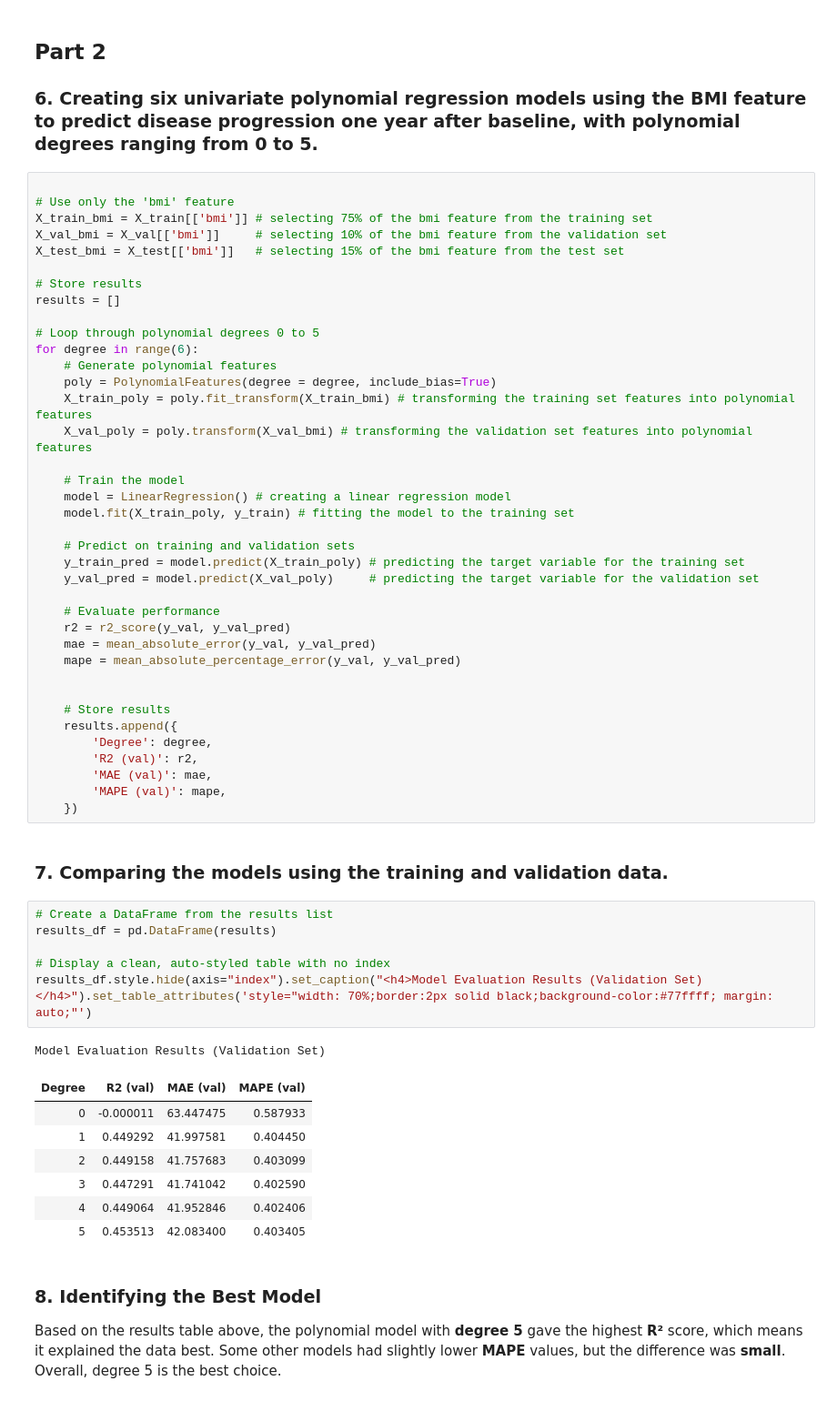
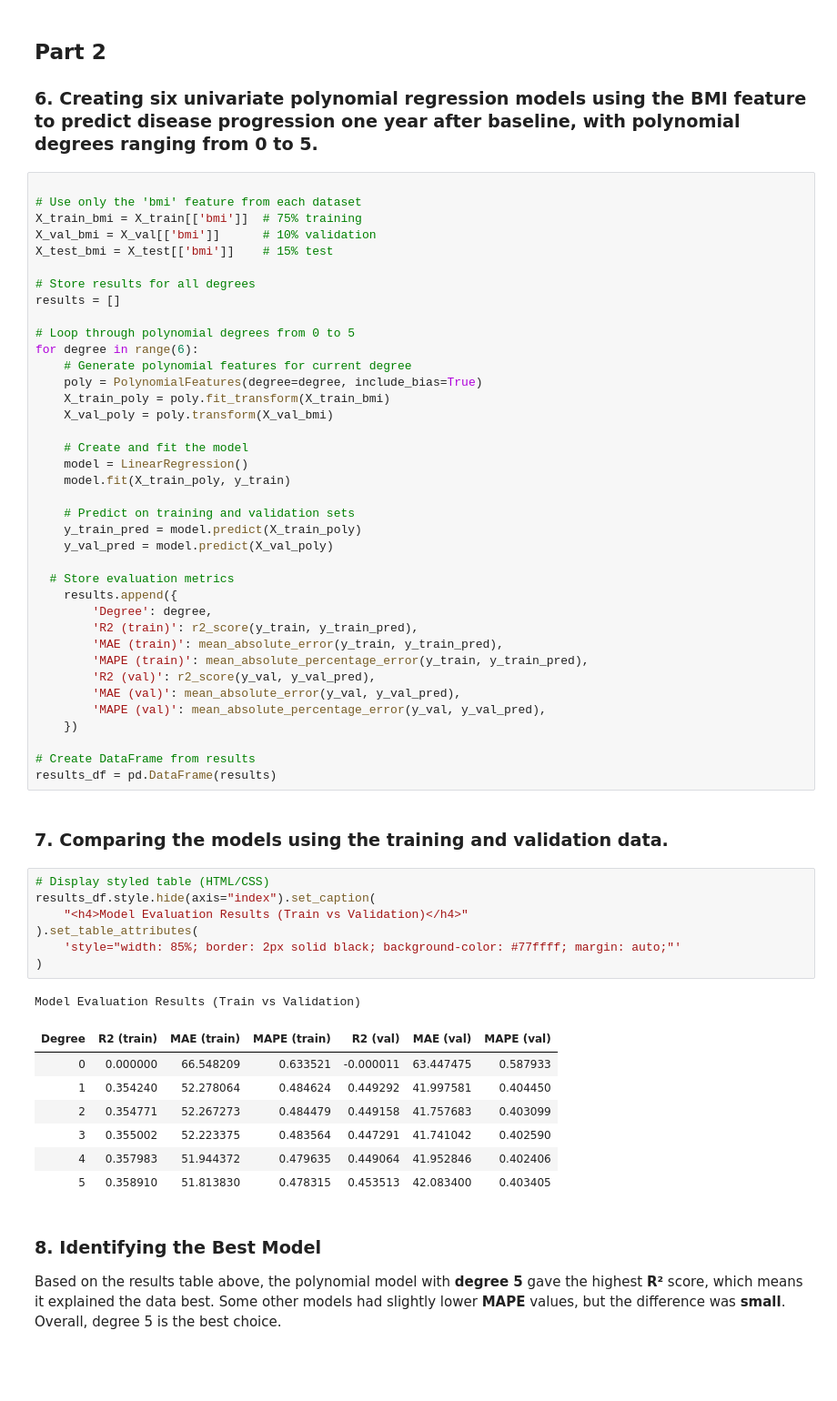
Before and after one commit to HaysamAmin/MLframework, a Jupyter notebook: Lab2/Lab2.ipynb, the cells around one changed output. Shown at 91% size. Drawn from its saved outputs; the diff is of its cells as text; blank space fills up the shorter version.

```diff
--- a/Lab2/Lab2.ipynb
+++ b/Lab2/Lab2.ipynb
@@ -276,59 +278,60 @@ Test set size: 67
 ### 6. Creating six univariate polynomial regression models using the BMI feature to predict disease progression one year after baseline, with polynomial degrees ranging from 0 to 5.
 # %%
 
-# Use only the 'bmi' feature
-X_train_bmi = X_train[['bmi']] # selecting 75% of the bmi feature from the training set
-X_val_bmi = X_val[['bmi']]     # selecting 10% of the bmi feature from the validation set
-X_test_bmi = X_test[['bmi']]   # selecting 15% of the bmi feature from the test set
+# Use only the 'bmi' feature from each dataset
+X_train_bmi = X_train[['bmi']]  # 75% training
+X_val_bmi = X_val[['bmi']]      # 10% validation
+X_test_bmi = X_test[['bmi']]    # 15% test
 
-# Store results
+# Store results for all degrees
 results = []
 
-# Loop through polynomial degrees 0 to 5
+# Loop through polynomial degrees from 0 to 5
 for degree in range(6):
-    # Generate polynomial features
-    poly = PolynomialFeatures(degree = degree, include_bias=True)
-    X_train_poly = poly.fit_transform(X_train_bmi) # transforming the training set features into polynomial features
-    X_val_poly = poly.transform(X_val_bmi) # transforming the validation set features into polynomial features
+    # Generate polynomial features for current degree
+    poly = PolynomialFeatures(degree=degree, include_bias=True)
+    X_train_poly = poly.fit_transform(X_train_bmi)
+    X_val_poly = poly.transform(X_val_bmi)
 
-    # Train the model
-    model = LinearRegression() # creating a linear regression model
-    model.fit(X_train_poly, y_train) # fitting the model to the training set
+    # Create and fit the model
+    model = LinearRegression()
+    model.fit(X_train_poly, y_train)
 
     # Predict on training and validation sets
-    y_train_pred = model.predict(X_train_poly) # predicting the target variable for the training set
-    y_val_pred = model.predict(X_val_poly)     # predicting the target variable for the validation set
+    y_train_pred = model.predict(X_train_poly)
+    y_val_pred = model.predict(X_val_poly)
 
-    # Evaluate performance
-    r2 = r2_score(y_val, y_val_pred)
-    mae = mean_absolute_error(y_val, y_val_pred)
-    mape = mean_absolute_percentage_error(y_val, y_val_pred)
-
-
-    # Store results
+  # Store evaluation metrics
     results.append({
         'Degree': degree,
-        'R2 (val)': r2,
-        'MAE (val)': mae,
-        'MAPE (val)': mape,
+        'R2 (train)': r2_score(y_train, y_train_pred),
+        'MAE (train)': mean_absolute_error(y_train, y_train_pred),
+        'MAPE (train)': mean_absolute_percentage_error(y_train, y_train_pred),
+        'R2 (val)': r2_score(y_val, y_val_pred),
+        'MAE (val)': mean_absolute_error(y_val, y_val_pred),
+        'MAPE (val)': mean_absolute_percentage_error(y_val, y_val_pred),
     })
+
+# Create DataFrame from results
+results_df = pd.DataFrame(results)
 # %% [markdown]
 ### 7. Comparing the models using the training and validation data.
 # %%
-# Create a DataFrame from the results list
-results_df = pd.DataFrame(results)
-
-# Display a clean, auto-styled table with no index
-results_df.style.hide(axis="index").set_caption("<h4>Model Evaluation Results (Validation Set)</h4>").set_table_attributes('style="width: 70%;border:2px solid black;background-color:#77ffff; margin: auto;"')
+# Display styled table (HTML/CSS)
+results_df.style.hide(axis="index").set_caption(
+    "<h4>Model Evaluation Results (Train vs Validation)</h4>"
+).set_table_attributes(
+    'style="width: 85%; border: 2px solid black; background-color: #77ffff; margin: auto;"'
+)
 # %% [output]
-Model Evaluation Results (Validation Set)
+Model Evaluation Results (Train vs Validation)
-| Degree | R2 (val) | MAE (val) | MAPE (val) |
-| 0 | -0.000011 | 63.447475 | 0.587933 |
-| 1 | 0.449292 | 41.997581 | 0.404450 |
-| 2 | 0.449158 | 41.757683 | 0.403099 |
-| 3 | 0.447291 | 41.741042 | 0.402590 |
-| 4 | 0.449064 | 41.952846 | 0.402406 |
-| 5 | 0.453513 | 42.083400 | 0.403405 |
+| Degree | R2 (train) | MAE (train) | MAPE (train) | R2 (val) | MAE (val) | MAPE (val) |
+| 0 | 0.000000 | 66.548209 | 0.633521 | -0.000011 | 63.447475 | 0.587933 |
+| 1 | 0.354240 | 52.278064 | 0.484624 | 0.449292 | 41.997581 | 0.404450 |
+| 2 | 0.354771 | 52.267273 | 0.484479 | 0.449158 | 41.757683 | 0.403099 |
+| 3 | 0.355002 | 52.223375 | 0.483564 | 0.447291 | 41.741042 | 0.402590 |
+| 4 | 0.357983 | 51.944372 | 0.479635 | 0.449064 | 41.952846 | 0.402406 |
+| 5 | 0.358910 | 51.813830 | 0.478315 | 0.453513 | 42.083400 | 0.403405 |
 # %% [markdown]
 ### 8. Identifying the Best Model
 Based on the results table above, the polynomial model with **degree 5** gave the highest **R²** score, which means it explained the data best. Some other models had slightly lower **MAPE** values, but the difference was **small**. Overall, degree 5 is the best choice.
```
Also changed, not shown: parts of 9 cells of this notebook, 1 other file.
